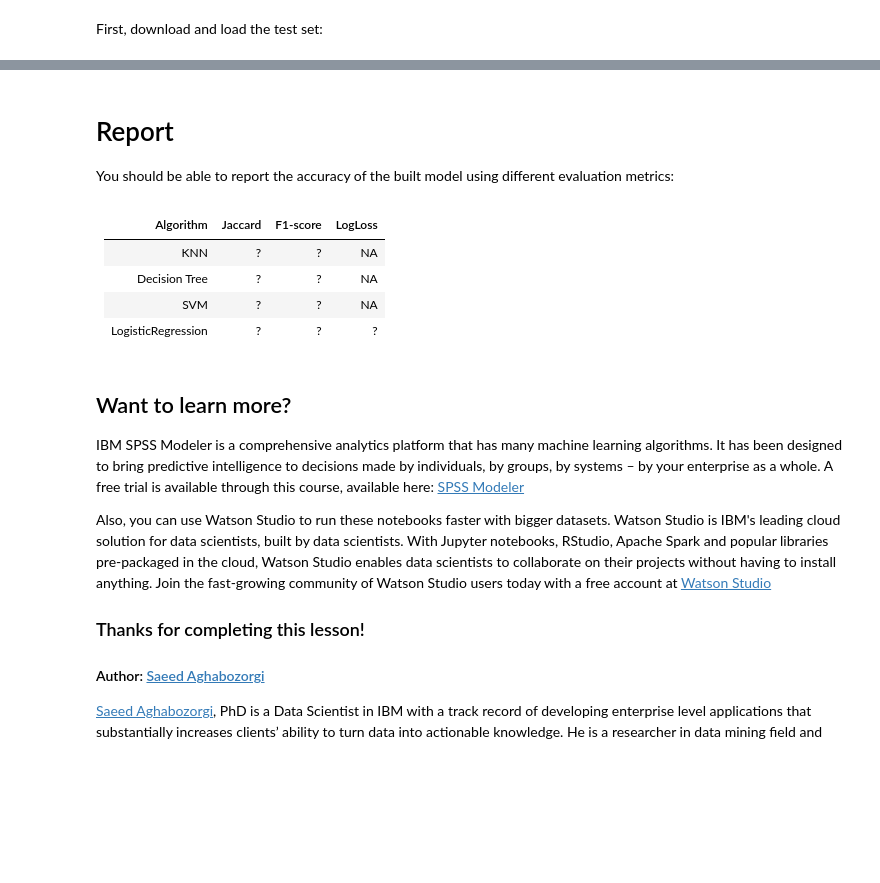
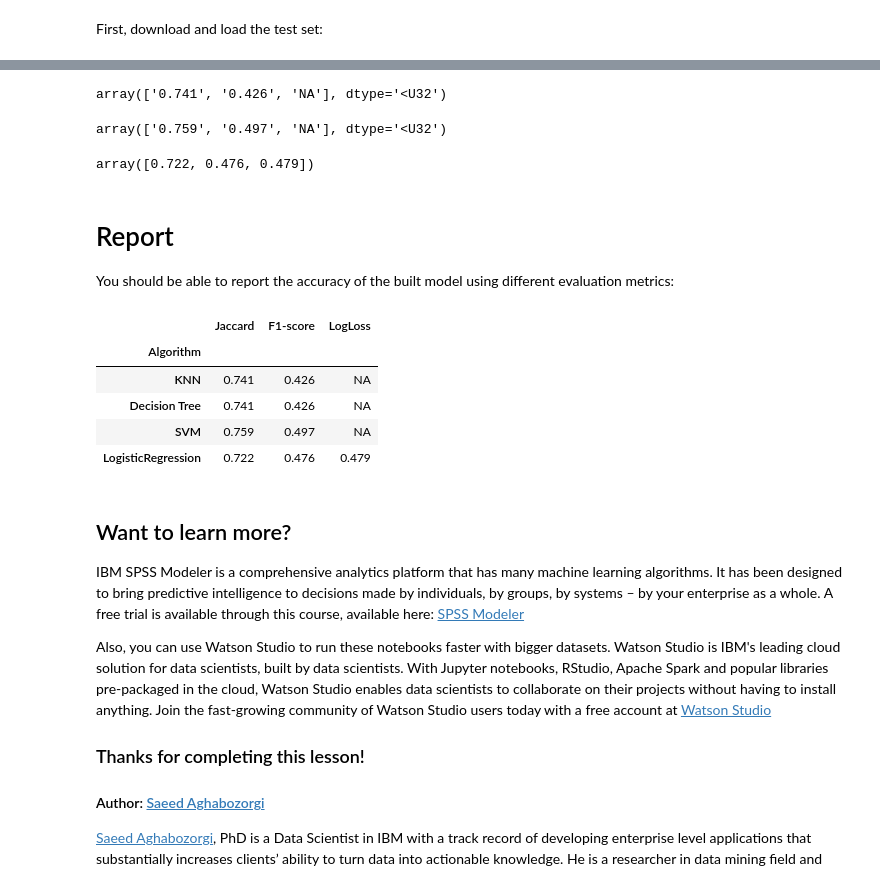
Before and after one commit to Chelseajmz/Coursera_Capstone, a Jupyter notebook: Project Instructions.ipynb, the cells around one changed output, grey strips where cells are left out. Saved outputs shown, nothing was run; the diff lists cells and outputs as text; code cells hidden in the pictures; blank space fills up the shorter version.

```diff
--- a/Project Instructions.ipynb
+++ b/Project Instructions.ipynb
@@ -308,13 +313,61 @@ test_df.head()
+# %%
+## Decision Tree
+#DT = DecisionTreeClassifier(criterion="entropy", max_depth = 5)
+#DT.fit(X_train, y_train)
+## Predictions using the tree
+PT2 = dt.predict(X)
+
+## Accuracy of the Tree
+JC_DT =  metrics.jaccard_similarity_score(y, PT2, normalize=True)
+F1_DT = metrics.f1_score(y, PT2,average = 'macro')
+test = round(JC_DT,3)
+DT = np.asarray([round(JC_DT,3),round(F1_DT,3),'NA']).transpose()
+DT
+# %% [output]
+array(['0.741', '0.426', 'NA'], dtype='<U32')
+# %%
+## SVM
+yhat_SVM = clf.predict(X)
+JC_SVM =  metrics.jaccard_similarity_score(y, yhat_SVM, normalize=True)
+F1_SVM = metrics.f1_score(y, yhat_SVM ,average = 'macro')
+SVM = np.asarray([round(JC_SVM,3),round(F1_SVM,3),'NA']).transpose()
+SVM
+# %% [output]
+array(['0.759', '0.497', 'NA'], dtype='<U32')
+# %%
+## Logistic Regression
+y_LG = pd.get_dummies(test_df['loan_status'], drop_first=True)
+yhat_lg = lg.predict(X)
+lgProb_test = lg.predict_proba(X)
+
+JC_LG = metrics.jaccard_similarity_score(y_LG, yhat_lg, normalize=True)
+F1_LG = metrics.f1_score(y_LG, yhat_lg, average = 'macro')
+LL_LG = metrics.log_loss(y_LG, lgProb_test, normalize=True)
+LG = np.asarray([round(JC_LG,3),round(F1_LG,3),round(LL_LG,3)]).transpose()
+LG
+# %% [output]
+array([0.722, 0.476, 0.479])
 # %% [markdown]
 # Report
 You should be able to report the accuracy of the built model using different evaluation metrics:
-# %% [markdown]
-| Algorithm          | Jaccard | F1-score | LogLoss |
-|--------------------|---------|----------|---------|
-| KNN                | ?       | ?        | NA      |
-| Decision Tree      | ?       | ?        | NA      |
-| SVM                | ?       | ?        | NA      |
-| LogisticRegression | ?       | ?        | ?       |
+# %%
+# Report in the below format
+# Initiate dataframe with the columns
+columns = ['Jaccard', 'F1-score','LogLoss']
+report = pd.DataFrame(columns = columns)
+report.loc['KNN'] = KNN
+report.loc['Decision Tree '] = DT
+report.loc['SVM'] = SVM
+report.loc['LogisticRegression'] = LG
+report.index.name = 'Algorithm'
+report
+# %% [output]
+|  | Jaccard | F1-score | LogLoss |
+| Algorithm |  |  |  |
+| KNN | 0.741 | 0.426 | NA |
+| Decision Tree | 0.741 | 0.426 | NA |
+| SVM | 0.759 | 0.497 | NA |
+| LogisticRegression | 0.722 | 0.476 | 0.479 |
 # %% [markdown]
 <h2>Want to learn more?</h2>
 
```
Also changed, not shown: parts of 22 cells of this notebook.
